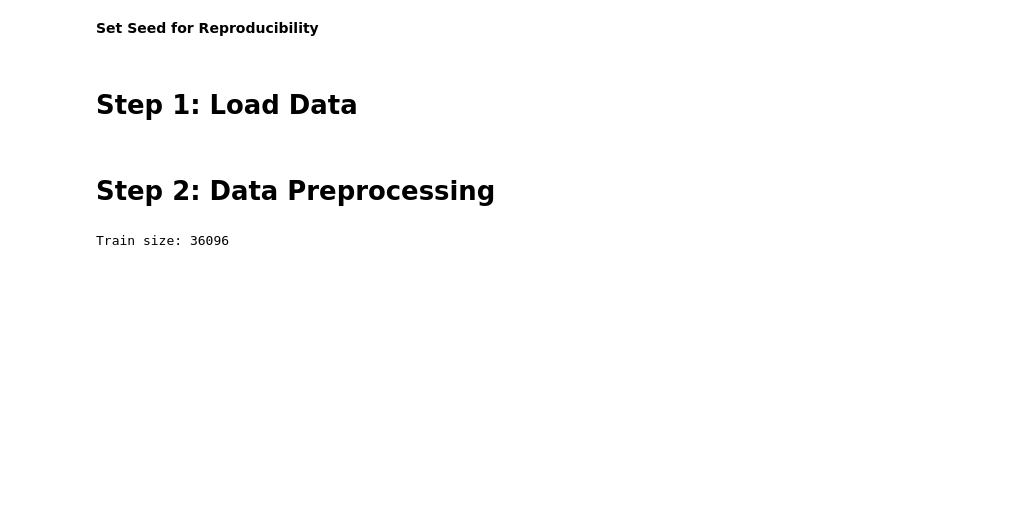
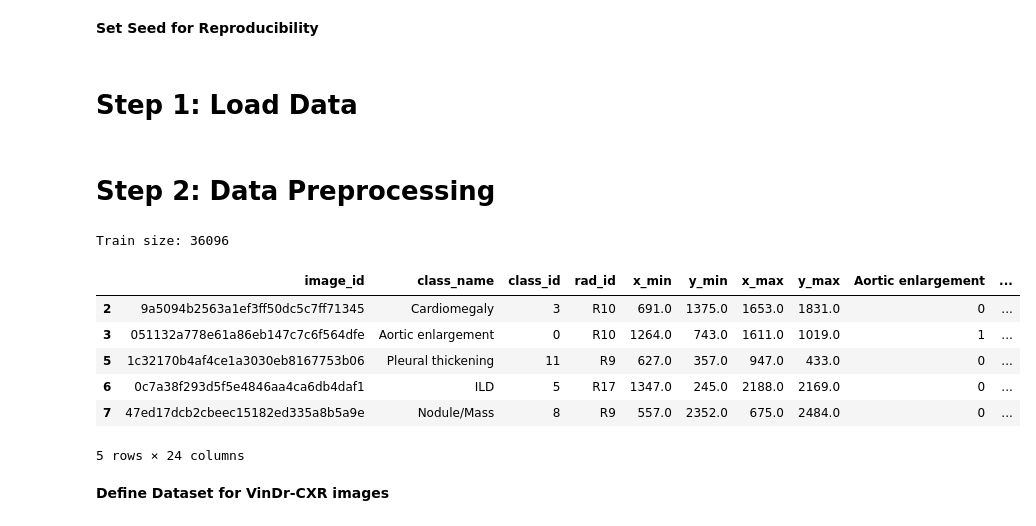
Before and after one commit to bjorneme/master_thesis, a Jupyter notebook: notebooks_VinDr-CXR/DenseNet121/Yolov5_SOTA.ipynb, the cells around one changed output. Drawn from its saved outputs; the diff is of its cells as text; code cells hidden in the pictures; blank space fills up the shorter version.

Commit message:
Train Yolo v5 SOTA

```diff
--- a/notebooks_VinDr-CXR/DenseNet121/Yolov5_SOTA.ipynb
+++ b/notebooks_VinDr-CXR/DenseNet121/Yolov5_SOTA.ipynb
@@ -131,3 +131,16 @@ print(f"Train size: {train_val_df.shape[0]}")
 # print(f"Test size: {test_df.shape[0]}")
 # %% [output]
 Train size: 36096
+# %%
+df = train_val_df
+df.head()
+# %% [output]
+|  | image_id | class_name | class_id | rad_id | x_min | y_min | x_max | y_max | Aortic enlargement | ... |
+| 2 | 9a5094b2563a1ef3ff50dc5c7ff71345 | Cardiomegaly | 3 | R10 | 691.0 | 1375.0 | 1653.0 | 1831.0 | 0 | ... |
+| 3 | 051132a778e61a86eb147c7c6f564dfe | Aortic enlargement | 0 | R10 | 1264.0 | 743.0 | 1611.0 | 1019.0 | 1 | ... |
+| 5 | 1c32170b4af4ce1a3030eb8167753b06 | Pleural thickening | 11 | R9 | 627.0 | 357.0 | 947.0 | 433.0 | 0 | ... |
+| 6 | 0c7a38f293d5f5e4846aa4ca6db4daf1 | ILD | 5 | R17 | 1347.0 | 245.0 | 2188.0 | 2169.0 | 0 | ... |
+| 7 | 47ed17dcb2cbeec15182ed335a8b5a9e | Nodule/Mass | 8 | R9 | 557.0 | 2352.0 | 675.0 | 2484.0 | 0 | ... |
+5 rows × 24 columns
+# %% [markdown]
+**Define Dataset for VinDr-CXR images**
```
Also changed, not shown: parts of 1 cell of this notebook.
